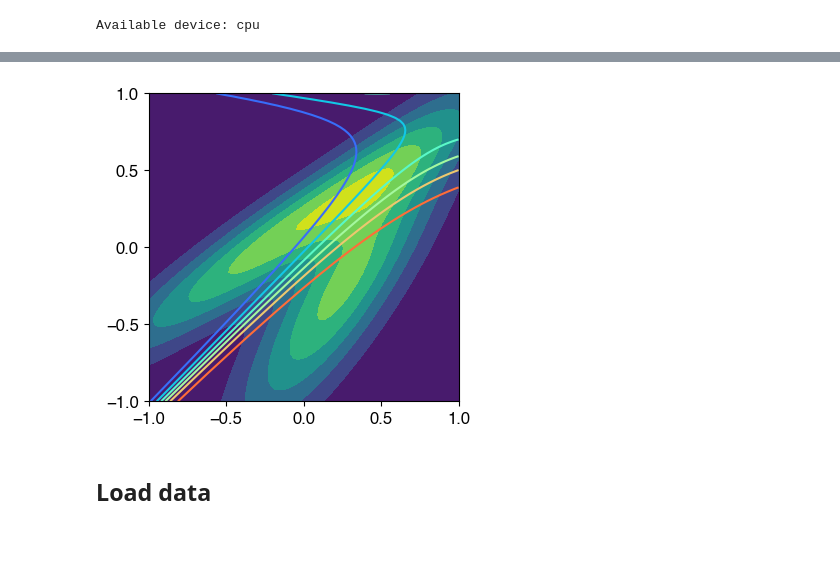
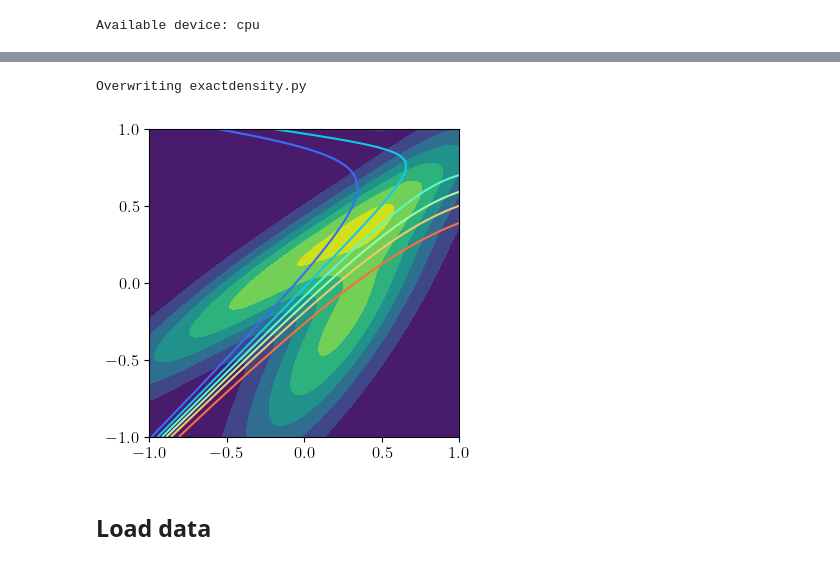
Before and after one commit to hbprosper/MLinPhysics, a Jupyter notebook: Lab01/code/tutorial01.ipynb, the cells around one changed output, grey strips where cells are left out. Cells and saved outputs as stored; diff of their text form; code cells hidden in the pictures.

```diff
--- a/Lab01/code/tutorial01.ipynb
+++ b/Lab01/code/tutorial01.ipynb
@@ -46,7 +46,7 @@ import torch.nn as nn
 # update fonts
 FONTSIZE = 12
 plt.rcParams.update({
-    "text.usetex": False, # turn off latex in plots
+    "text.usetex": True, # turn off if the system can'r find late
     "font.family": "sans-serif",
     "font.sans-serif": "Helvetica",
     "font.size": FONTSIZE
@@ -78,4 +80,8 @@ Available device: cpu
 # %%
+%%writefile exactdensity.py
+import numpy as np
+import scipy.stats as st
+
 class ExactDensity:
     def __init__(self):
         self.rv1 = st.multivariate_normal(mean=[0.25, -0.25],
@@ -89,36 +95,42 @@ class ExactDensity:
     def grid(self, xmin=-1, xmax=1, ymin=-1, ymax=1, N=100):
         xstep = (xmax-xmin)/N
         ystep = (ymax-ymin)/N
-        x, y  = np.mgrid[xmin:xmax+xstep/2:xstep, ymin:ymax+ystep/2:ystep]
-        return x, y
+        x1, x2 = np.mgrid[xmin:xmax+xstep/2:xstep, ymin:ymax+ystep/2:ystep]
+        return x1, x2
 
-    def __call__(self, x, y):
-        # compute density at a grid of (x, y) points
-        pos= np.dstack((x, y))
+    def __call__(self, x1, x2):
+        # compute density at a grid of (x1, x2) points
+        pos= np.dstack((x1, x2))
         p1 = self.rv1.pdf(pos)
         p0 = self.rv2.pdf(pos)
         return (p1 + p0)/2
 
-    def prob(self, x, y):
-        # compute p(y=1|x) at a grid of (x, y) points
-        pos= np.dstack((x, y))
+    def prob(self, x1, x2):
+        # compute p(y=1|x) at a grid of (x1, x2) points
+        pos= np.dstack((x1, x2))
         p1 = self.rv1.pdf(pos)
         p0 = self.rv2.pdf(pos)
         return p1 / (p1 + p0)
+# %% [output]
+Overwriting exactdensity.py
 # %%
+from exactdensity import ExactDensity
+
 fexact = ExactDensity()
-x, y = fexact.grid()
+x1, x2 = fexact.grid()
 
 fig = plt.figure(figsize=(4, 4))
 ax  = fig.add_subplot(111)
+
 tickmarks = [-1.0, -0.5, 0.0, 0.5, 1.0]
 ax.set_xticks(tickmarks)
 ax.set_yticks(tickmarks)
-ax.contourf(x, y, fexact(x, y))
-ax.contour(x, y, fexact.prob(x, y), cmap='rainbow')
+
+ax.contourf(x1, x2, fexact(x1, x2))
+ax.contour(x1, x2, fexact.prob(x1, x2), cmap='rainbow')
 plt.show()
 # %% [output]
-[figure, old version]
+[figure, new version]
 # %% [markdown]
 ## Load data
 # %%
```
Also changed, not shown: parts of 9 cells of this notebook.
